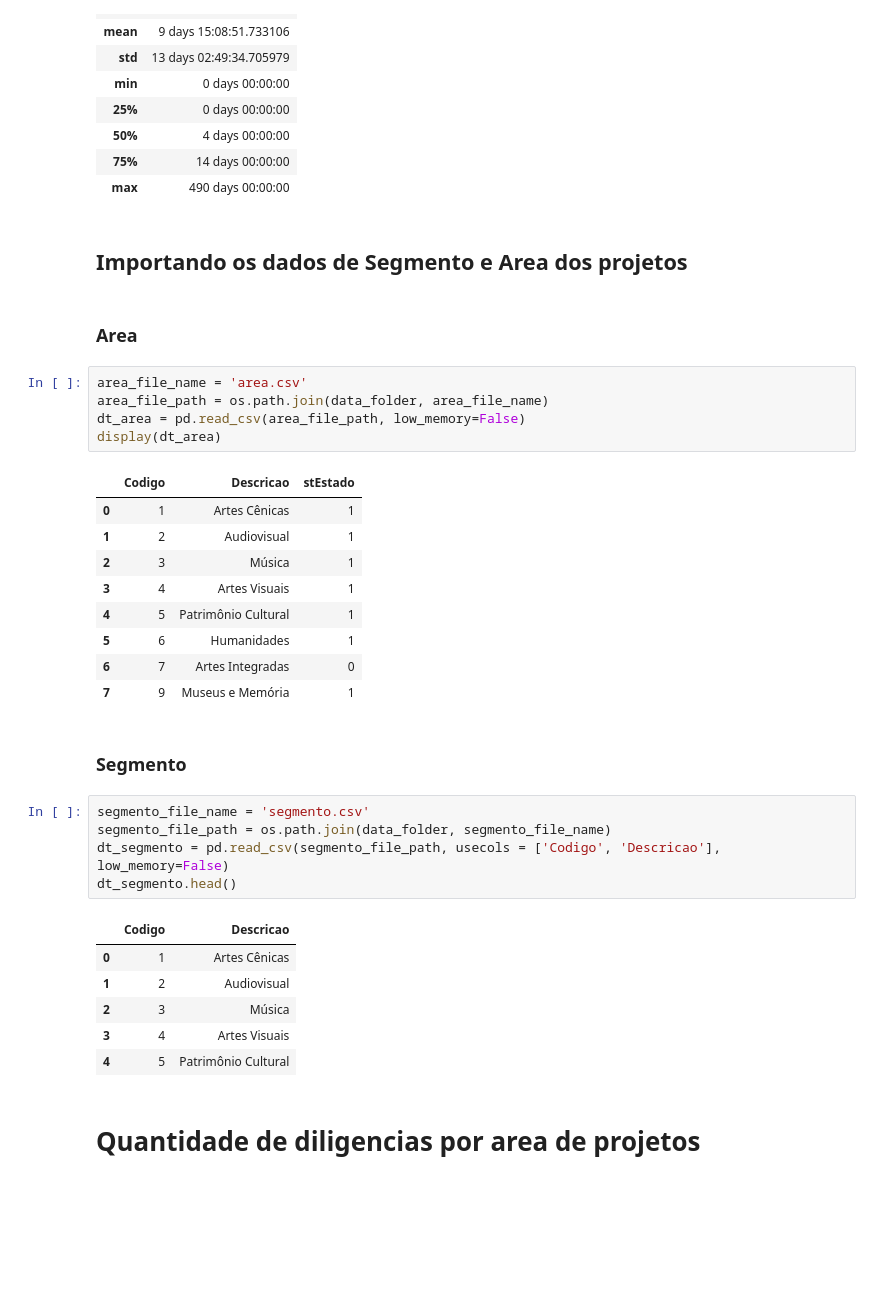
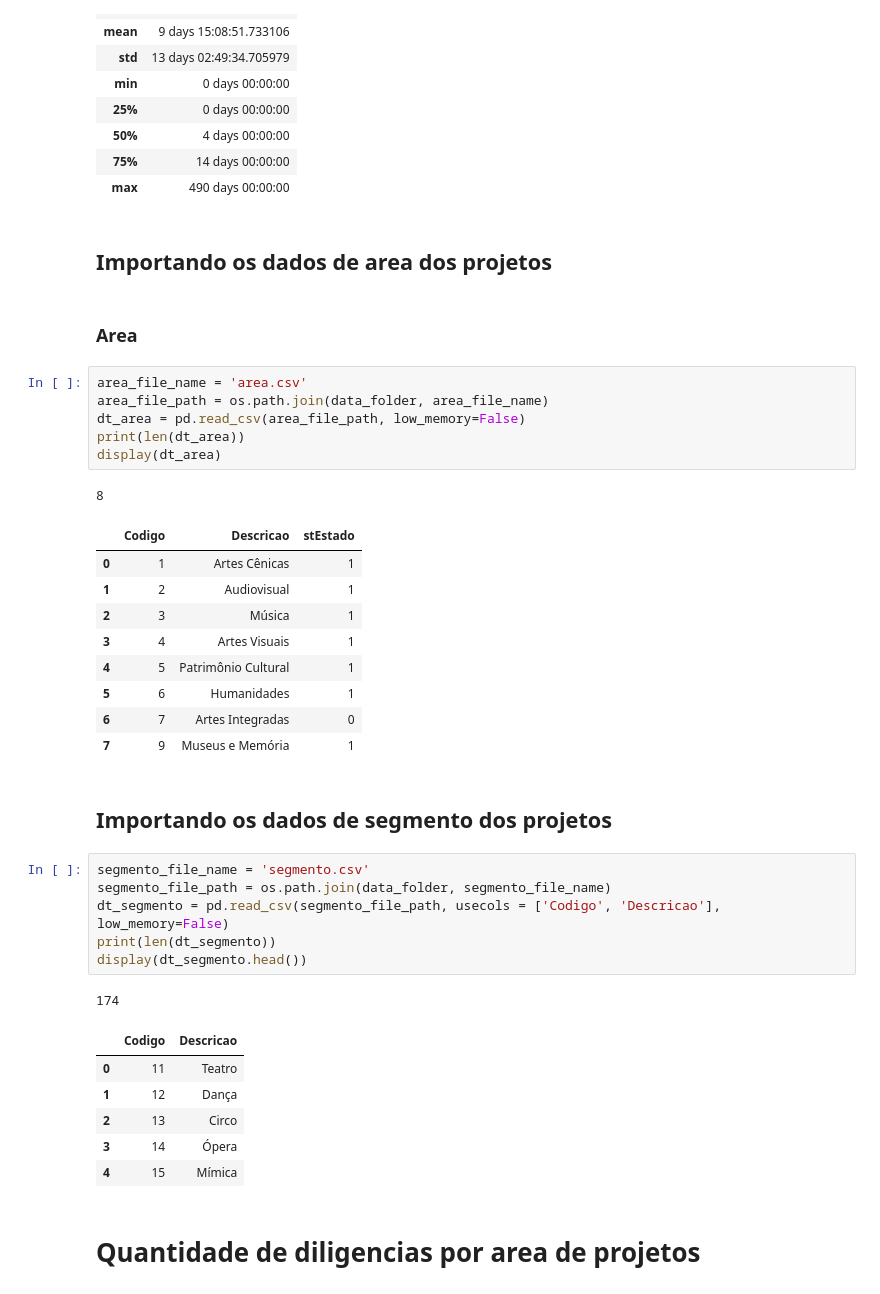
Before and after one commit to lappis-unb/salic-ml, a Jupyter notebook: notebooks/diligencies-metrics.ipynb, the cells around one changed output. Saved outputs shown, nothing was run; the diff lists cells and outputs as text; blank space fills up the shorter version.

Commit message:
Uploading the correct table for segment, ploting avarage number of diligencies per segment

```diff
--- a/notebooks/diligencies-metrics.ipynb
+++ b/notebooks/diligencies-metrics.ipynb
@@ -341,15 +341,17 @@ pd.DataFrame(diff_time).describe()
 | 75% | 14 days 00:00:00 |
 | max | 490 days 00:00:00 |
 # %% [markdown]
-## Importando os dados de Segmento e Area dos projetos
+## Importando os dados de area dos projetos
 # %% [markdown]
 ### Area
 # %%
 area_file_name = 'area.csv'
 area_file_path = os.path.join(data_folder, area_file_name)
 dt_area = pd.read_csv(area_file_path, low_memory=False)
+print(len(dt_area))
 display(dt_area)
 # %% [output]
+8
 |  | Codigo | Descricao | stEstado |
 | 0 | 1 | Artes Cênicas | 1 |
 | 1 | 2 | Audiovisual | 1 |
@@ -359,20 +361,22 @@ display(dt_area)
 | 5 | 6 | Humanidades | 1 |
 | 6 | 7 | Artes Integradas | 0 |
 | 7 | 9 | Museus e Memória | 1 |
-# %% [markdown]
-### Segmento
+# %% [markdown]
+## Importando os dados de segmento dos projetos
 # %%
 segmento_file_name = 'segmento.csv'
 segmento_file_path = os.path.join(data_folder, segmento_file_name)
 dt_segmento = pd.read_csv(segmento_file_path, usecols = ['Codigo', 'Descricao'], low_memory=False)
-dt_segmento.head()
+print(len(dt_segmento))
+display(dt_segmento.head())
 # %% [output]
+174
 |  | Codigo | Descricao |
-| 0 | 1 | Artes Cênicas |
-| 1 | 2 | Audiovisual |
-| 2 | 3 | Música |
-| 3 | 4 | Artes Visuais |
-| 4 | 5 | Patrimônio Cultural |
+| 0 | 11 | Teatro |
+| 1 | 12 | Dança |
+| 2 | 13 | Circo |
+| 3 | 14 | Ópera |
+| 4 | 15 | Mímica |
 # %% [markdown]
 # Quantidade de diligencias por area de projetos
 # %%
```
Also changed, not shown: parts of 8 cells of this notebook, 1 other file.
